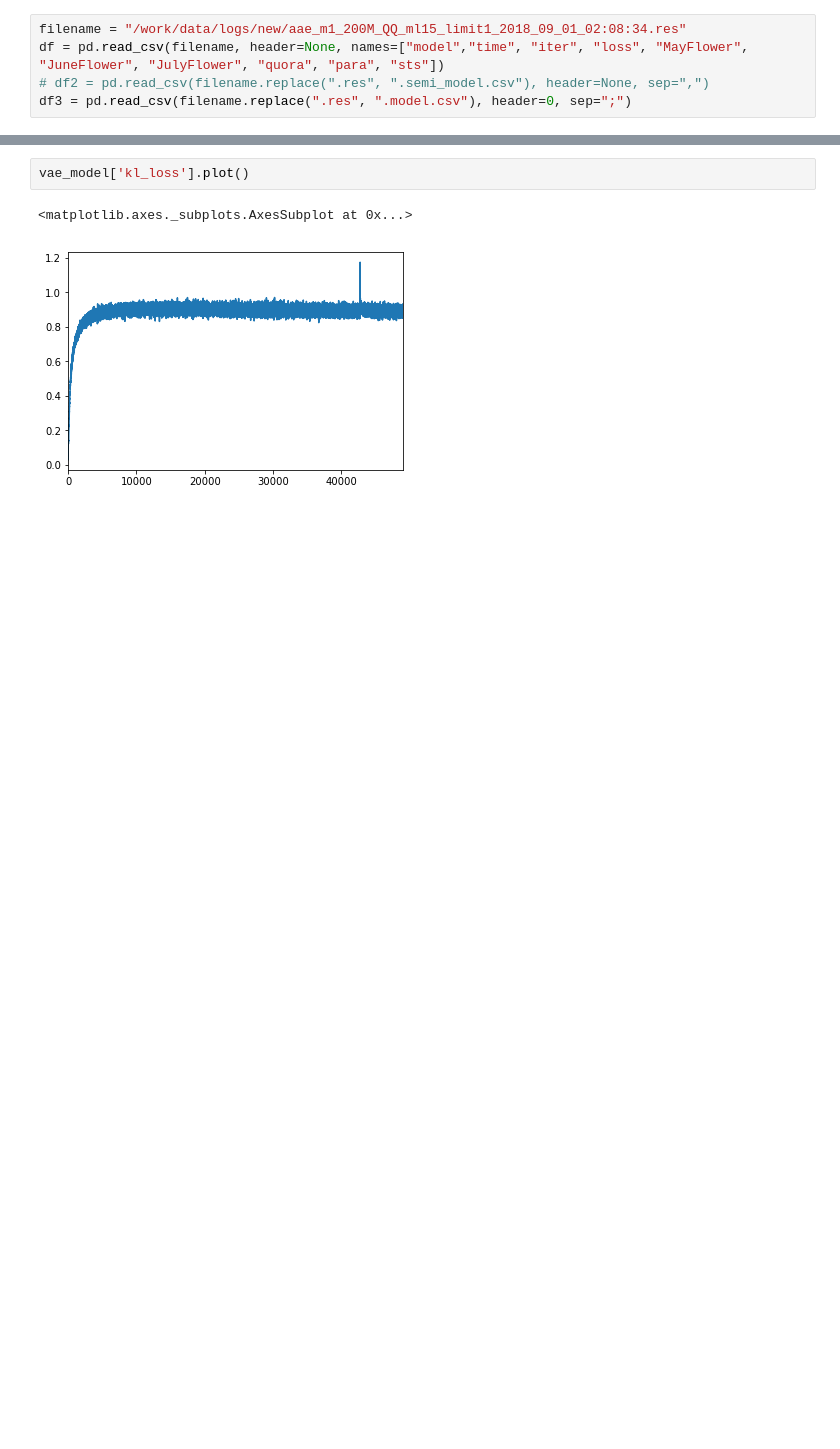
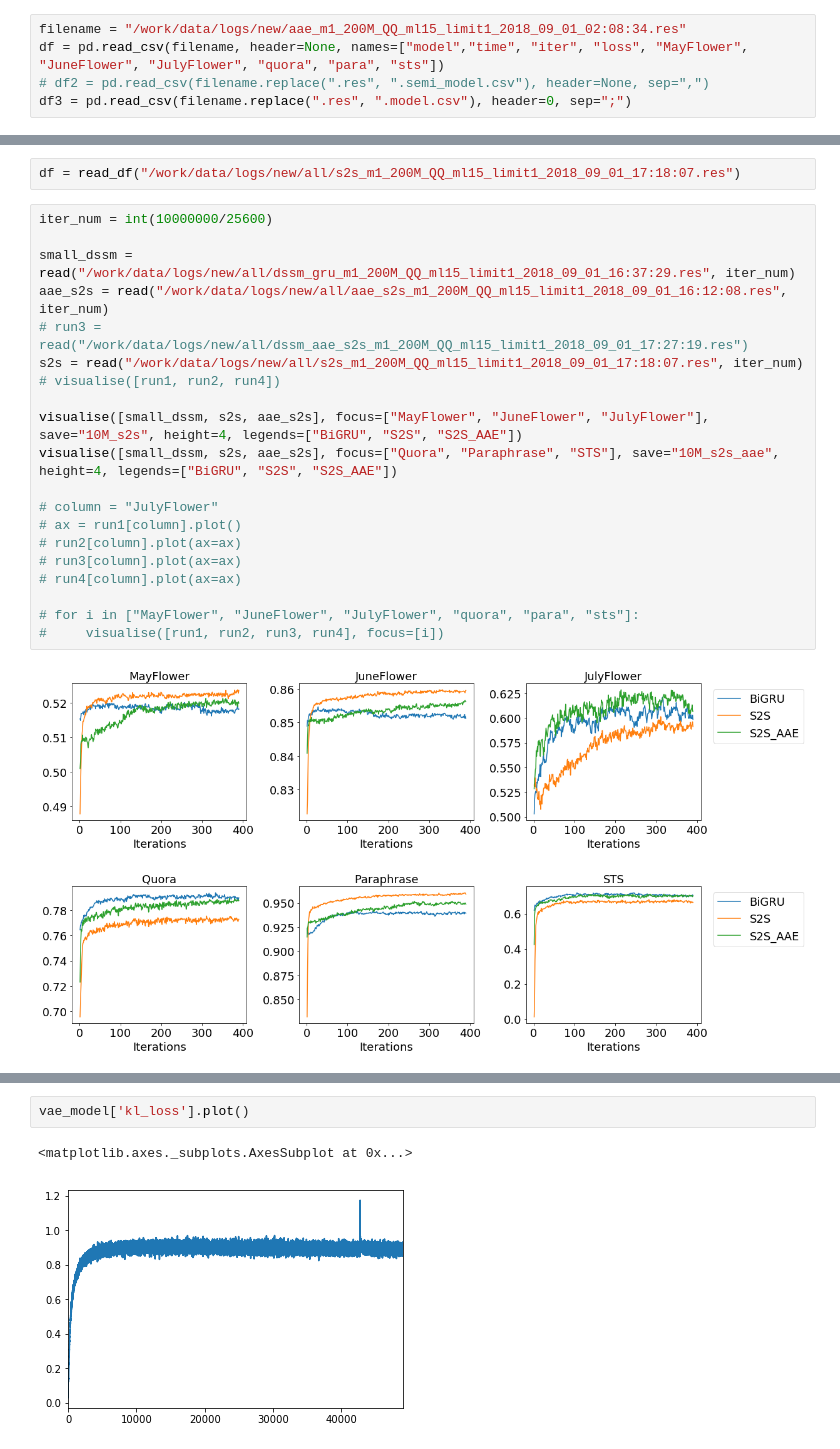
Before and after one commit to t-jamano/workspace, a Jupyter notebook: Visualise Results Week12.ipynb, the cells around one changed output, grey strips where cells are left out. Saved outputs shown, nothing was run; the diff lists cells and outputs as text; blank space fills up the shorter version.

```diff
--- a/Visualise Results Week12.ipynb
+++ b/Visualise Results Week12.ipynb
@@ -13,0 +79,25 @@ df3 = pd.read_csv(filename.replace(".res", ".model.csv"), header=0, sep=";")
+# %%
+df = read_df("/work/data/logs/new/all/s2s_m1_200M_QQ_ml15_limit1_2018_09_01_17:18:07.res")
+# %%
+iter_num = int(10000000/25600)
+
+small_dssm = read("/work/data/logs/new/all/dssm_gru_m1_200M_QQ_ml15_limit1_2018_09_01_16:37:29.res", iter_num)
+aae_s2s = read("/work/data/logs/new/all/aae_s2s_m1_200M_QQ_ml15_limit1_2018_09_01_16:12:08.res", iter_num)
+# run3 = read("/work/data/logs/new/all/dssm_aae_s2s_m1_200M_QQ_ml15_limit1_2018_09_01_17:27:19.res")
+s2s = read("/work/data/logs/new/all/s2s_m1_200M_QQ_ml15_limit1_2018_09_01_17:18:07.res", iter_num)
+# visualise([run1, run2, run4])
+
+visualise([small_dssm, s2s, aae_s2s], focus=["MayFlower", "JuneFlower", "JulyFlower"], save="10M_s2s", height=4, legends=["BiGRU", "S2S", "S2S_AAE"])
+visualise([small_dssm, s2s, aae_s2s], focus=["Quora", "Paraphrase", "STS"], save="10M_s2s_aae", height=4, legends=["BiGRU", "S2S", "S2S_AAE"])
+
+# column = "JulyFlower"
+# ax = run1[column].plot()
+# run2[column].plot(ax=ax)
+# run3[column].plot(ax=ax)
+# run4[column].plot(ax=ax)
+
+# for i in ["MayFlower", "JuneFlower", "JulyFlower", "quora", "para", "sts"]:
+#     visualise([run1, run2, run3, run4], focus=[i])
+# %% [output]
+[figure, added]
+[figure, added]
```
Also changed, not shown: parts of 44 cells of this notebook, 4 other files.
